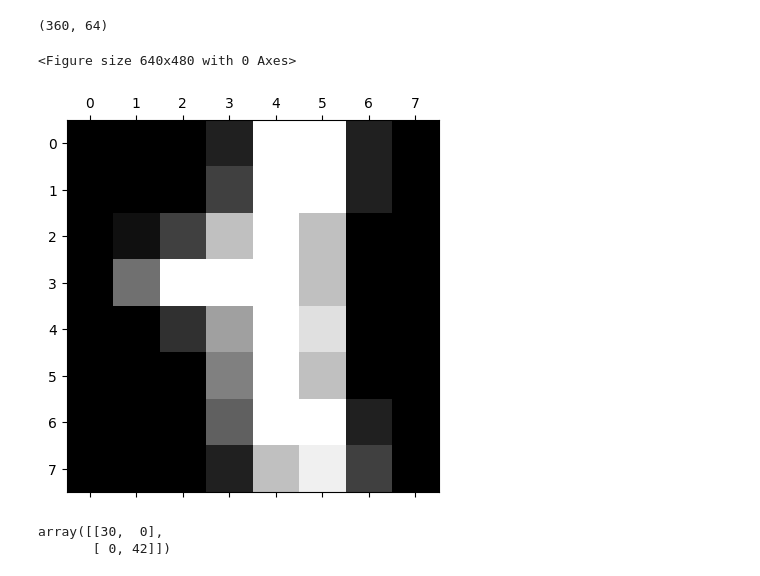
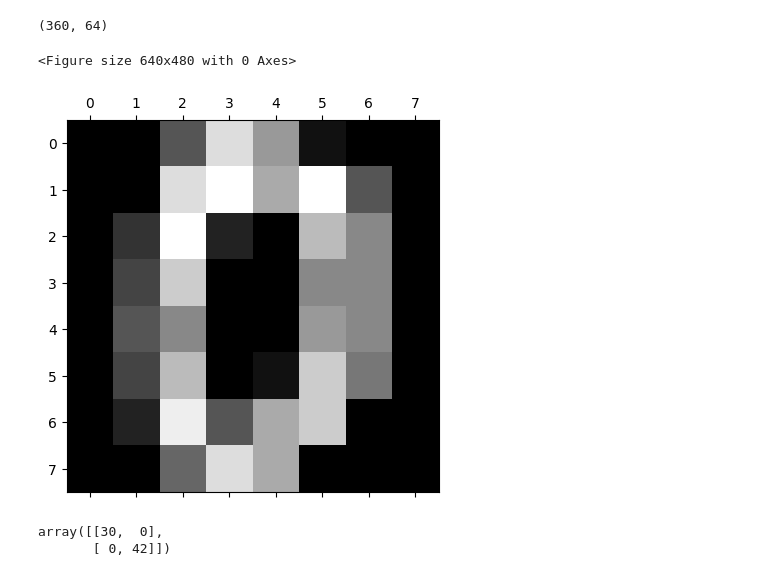
Before and after one commit to Klimkou/ML_course_codes, a Jupyter notebook: Sem1.ipynb, the cells around one changed output. Cells and saved outputs as stored; diff of their text form; code cells hidden in the pictures.

```diff
--- a/Sem1.ipynb
+++ b/Sem1.ipynb
@@ -134,17 +152,18 @@ class BinaryLogisticRegression:
 # %%
 from sklearn.model_selection import train_test_split
 from sklearn import datasets
 
+#mnist
 dataset = datasets.load_digits(n_class = 2)
 X, y = dataset.data, dataset.target
 print(dataset.data.shape)
 plt.gray()
-plt.matshow(dataset.images[5])
+plt.matshow(dataset.images[0])
 plt.show()
 # %% [output]
 (360, 64)
 <Figure size 640x480 with 0 Axes>
-[figure, old version]
+[figure, new version]
 # %%
 X_train, X_test, y_train, y_test = train_test_split(
     X, y, test_size=0.2, random_state=1234
```
Also changed, not shown: parts of 7 cells of this notebook, 18 other files.
